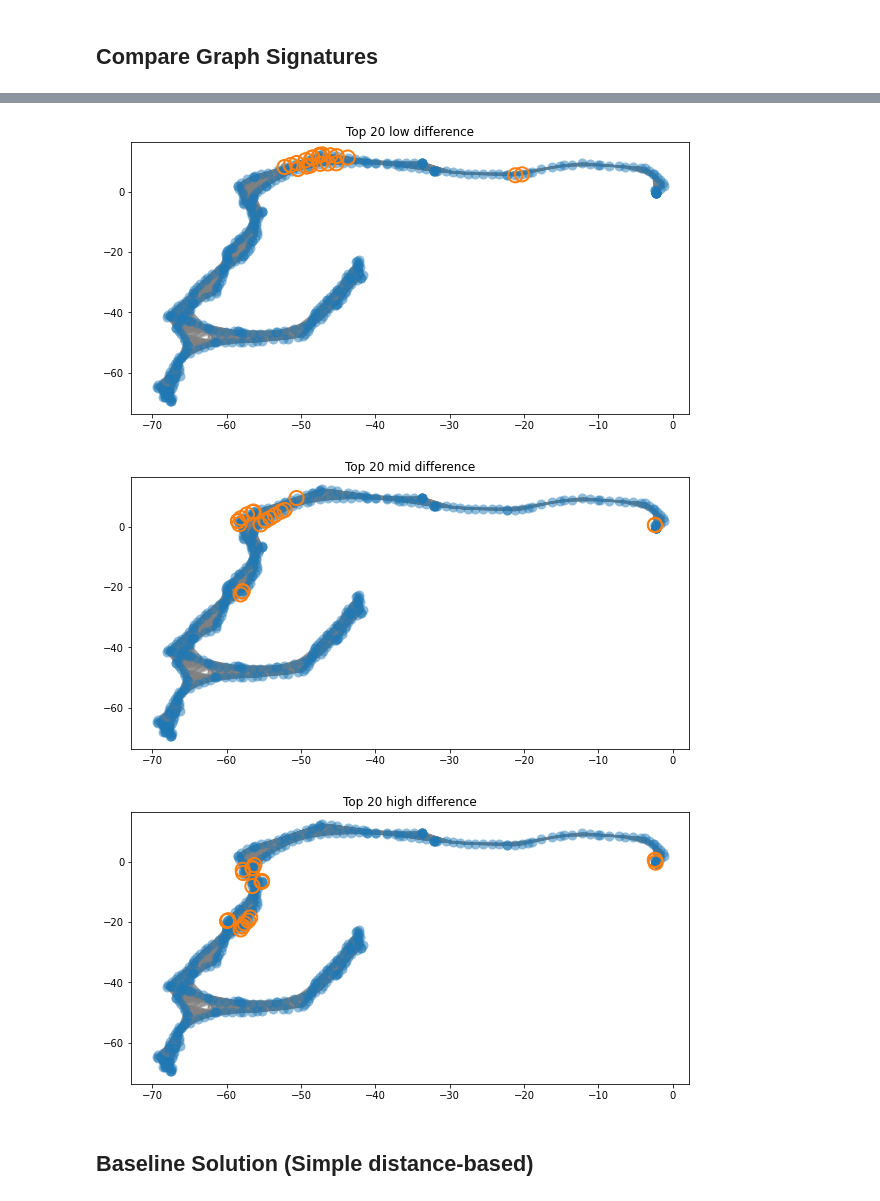
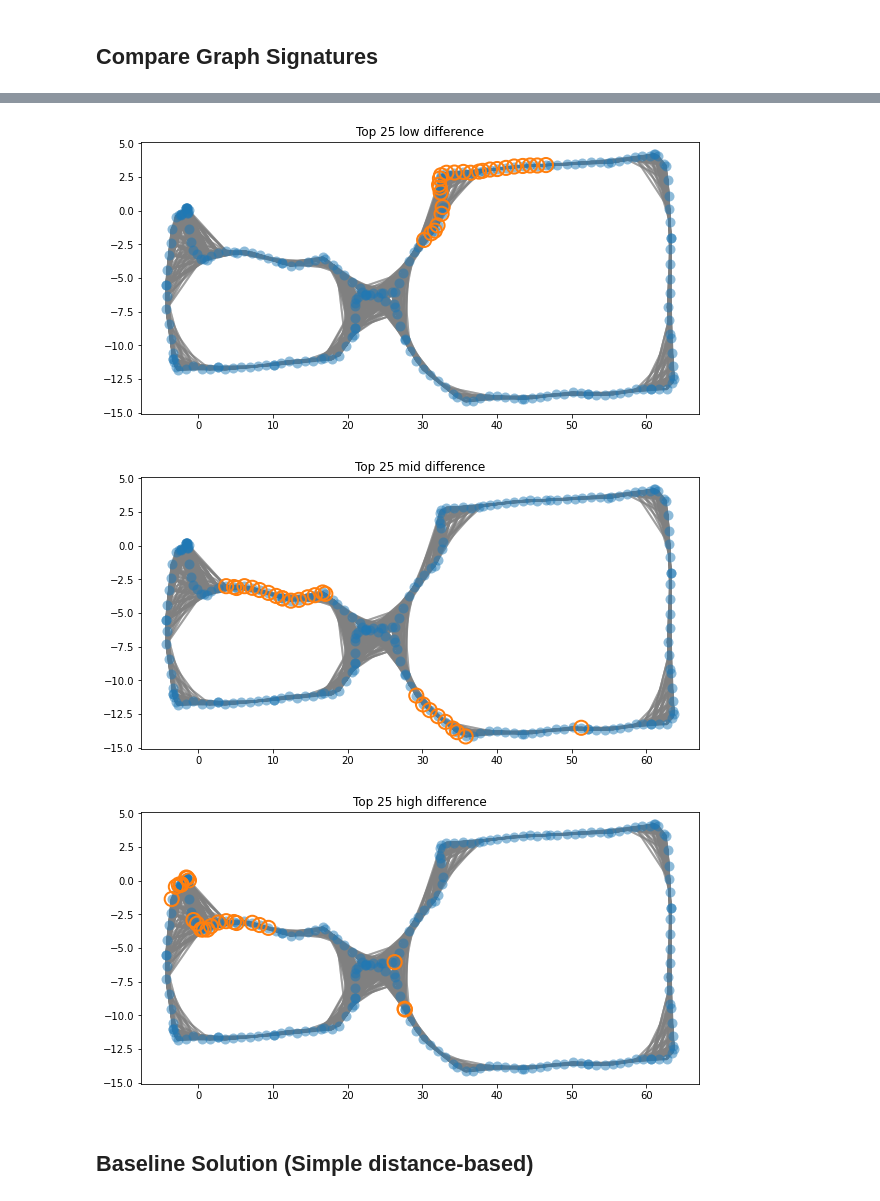
Before and after one commit to ethz-asl/fgsp, a Jupyter notebook: bin/GraphSignatures.ipynb, the cells around one changed output, grey strips where cells are left out. Drawn from its saved outputs; the diff is of its cells as text; code cells hidden in the pictures.

```diff
--- a/bin/GraphSignatures.ipynb
+++ b/bin/GraphSignatures.ipynb
@@ -22,7 +22,7 @@ plt.rcParams['figure.figsize'] = (10, 5)
 print(f'\n\nLoading....')
 
 dataroot = '/mnt/data/datasets/fgsp/'
-datasets = ['test2/']
+datasets = ['h_floor_2_test_construction/']
 
 n_datasets = len(datasets)
 opt_signals = []
@@ -32,6 +32,8 @@ est_trajectory = []
 est_raw_trajectory = []
 opt_graph_coords = []
 opt_graph_adj = []
+est_graph_coords = []
+est_graph_adj = []
 for ds in datasets:
     ds_path = dataroot + ds
     print(f'Loading data from {ds_path}')
@@ -42,6 +44,8 @@ for ds in datasets:
     est_raw_traj_path = ds_path + 'est_raw_trajectory.npy'
     opt_graph_coords_path = ds_path + 'opt_graph_coords.npy'
     opt_graph_adj_path = ds_path + 'opt_graph_adj.npy'
+    est_graph_coords_path = ds_path + 'est_graph_coords.npy'
+    est_graph_adj_path = ds_path + 'est_graph_adj.npy'
 
     if os.path.isfile(opt_signal_path) and os.path.isfile(est_signal_path):
         opt_signals.append(np.load(opt_signal_path))
@@ -61,13 +65,15 @@ for ds in datasets:
         print(f'Est file: {est_traj_path}')
         print(f'Est raw file: {est_raw_traj_path}')
 
-    if os.path.isfile(opt_graph_coords_path) and os.path.isfile(opt_graph_adj_path):
+    if os.path.isfile(opt_graph_coords_path) and os.path.isfile(opt_graph_adj_path) and os.path.isfile(est_graph_coords_path) and os.path.isfile(est_graph_adj_path):
         opt_graph_coords.append(np.load(opt_graph_coords_path))
         opt_graph_adj.append(np.load(opt_graph_adj_path))
+        est_graph_coords.append(np.load(est_graph_coords_path))
+        est_graph_adj.append(np.load(est_graph_adj_path))
     else:
         print(f'Graph files are not available.')
-        print(f'Coords file: {opt_graph_coords_path}')
-        print(f'Adj file: {opt_graph_adj_path}')
+        print(f'Coords files: {opt_graph_coords_path} and {est_graph_coords_path}')
+        print(f'Adj files: {opt_graph_adj_path} and {est_graph_adj_path}')
 
 print(f'=======================================')
 # %% [output]
@@ -80,10 +86,9 @@ Loading data from /mnt/data/datasets/fgsp/test2/
 =======================================
 # %%
 poses = est_trajectory[0]
+permutation = [1, 2, 3, 4, 5, 6, 7, 0]
 
-idx = np.empty_like(permutation)
-idx[permutation] = np.arange(len(permutation))
-# a = poses[:, idx]
+a = poses[:, permutation]
 
 
 f = plt.plot(a[:,0], a[:,1])
@@ -103,12 +108,14 @@ for i in range(0, n_datasets):
     global_graph_per_dataset.append(global_graph)
 
     robot_graph = GlobalGraph()
+    robot_graph.build_graph_from_coords_and_adj(est_graph_coords[i], est_graph_adj[i])
+    robot_graph_per_dataset.append(robot_graph)
 
     # rearange the columns s.t. the TS is at the end
-    poses = est_trajectory[i]
-    permutation = [1, 2, 3, 4, 5, 6, 7, 0]
-    robot_graph.build_from_poses(poses[:, permutation])
-    robot_graph_per_dataset.append(robot_graph)
+#     poses = est_trajectory[i]
+#     permutation = [1, 2, 3, 4, 5, 6, 7, 0]
+#     robot_graph.build_from_poses(poses[:, permutation])
+#     robot_graph_per_dataset.append(robot_graph)
 
 n_graphs = len(global_graph_per_dataset)
 assert n_graphs  == len(robot_graph_per_dataset)
@@ -267,21 +273,21 @@ plt.tight_layout()
 # %%
-top_n = 20
+top_n = 25
 
 ind = np.unravel_index(np.argsort(difference_low, axis=None), difference_low.shape)
 peaks = ind[0][-top_n:][::-1]
 _ = global_graph_per_dataset[0].G.plot(title=f'Top {top_n} low difference', highlight=peaks)
 
 ind = np.unravel_index(np.argsort(difference_mid, axis=None), difference_mid.shape)
 peaks = ind[0][-top_n:][::-1]
 _ = global_graph_per_dataset[0].G.plot(title=f'Top {top_n} mid difference', highlight=peaks)
 
 ind = np.unravel_index(np.argsort(difference_high, axis=None), difference_high.shape)
 peaks = ind[0][-top_n:][::-1]
 _ = global_graph_per_dataset[0].G.plot(title=f'Top {top_n} high difference', highlight=peaks)
 # %% [output]
-[figure, old version]
+[figure, new version]
-[figure, old version]
+[figure, new version]
-[figure, old version]
+[figure, new version]
 # %% [markdown]
 ## Baseline Solution (Simple distance-based)
 # %%
```
Also changed, not shown: parts of 15 cells of this notebook, 22 other files.
